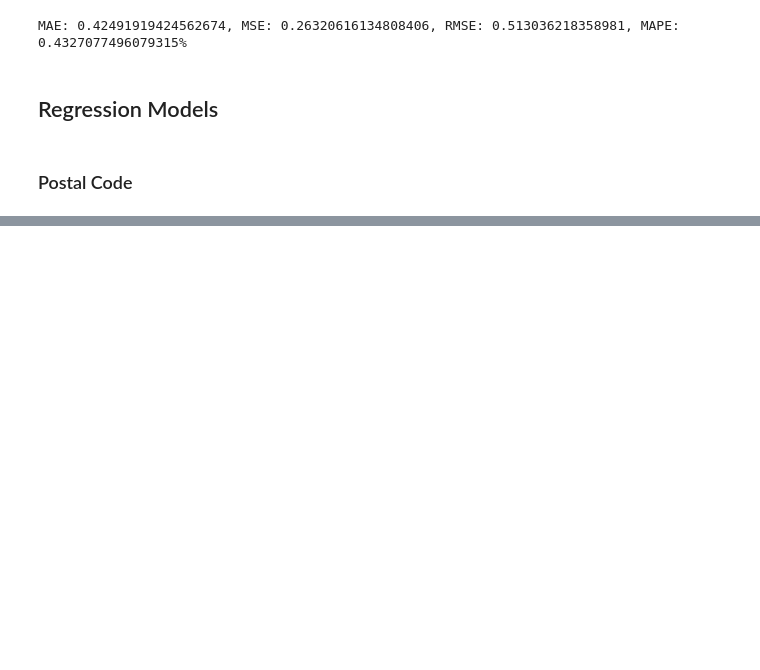
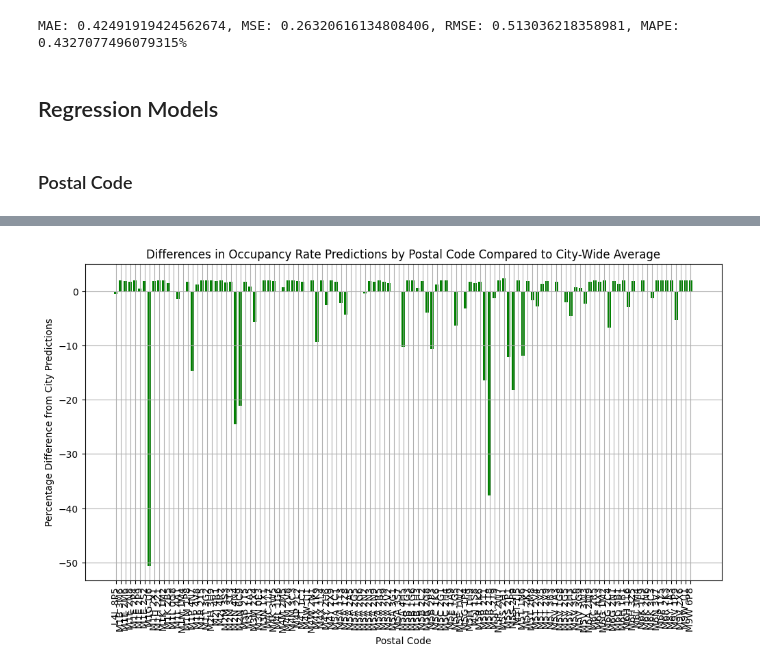
Before and after one commit to Tomasdfgh/RBCs_Borealis_AIs_Shelter_Occupancy_Forecast, a Jupyter notebook: multi_step.ipynb, the cells around one changed output, grey strips where cells are left out. Cells and saved outputs as stored; diff of their text form; code cells hidden in the pictures; blank space fills up the shorter version.

```diff
--- a/multi_step.ipynb
+++ b/multi_step.ipynb
@@ -239,0 +557,16 @@ MAE: 0.42491919424562674, MSE: 0.26320616134808406, RMSE: 0.513036218358981, MAP
+# %%
+# applying parameters to SARIMA
+p, d, q = 3, 0, 0
+P, D, Q, m = 2, 1, 0, 12
+
+city_model_full = SARIMAX(y,
+                order=(p, d, q),
+                seasonal_order=(P, D, Q, m),
+                enforce_stationarity=False,
+                enforce_invertibility=False)
+
+city_full_results = city_model_full.fit()
+
+# Forecast for the full date range present in your dataset
+city_full_forecast = city_full_results.get_prediction(start=df['OCCUPANCY_DATE'].min(), end=df['OCCUPANCY_DATE'].max())
+city_full_predictions = city_full_forecast.predicted_mean
@@ -239,0 +577,14 @@ MAE: 0.42491919424562674, MSE: 0.26320616134808406, RMSE: 0.513036218358981, MAP
+# %%
+# Convert the index of city-wide predictions to a DataFrame
+city_predictions_df = city_full_predictions.reset_index()
+city_predictions_df.columns = ['OCCUPANCY_DATE', 'CITY_PREDICTIONS']
+
+# Merge city-wide predictions with postal code data
+postal_code_data = pd.merge(postal_code_data, city_predictions_df, on='OCCUPANCY_DATE', how='left')
+# %%
+# Calculate the difference as a percentage
+postal_code_data['PERCENT_DIFF'] = ((postal_code_data['OCCUPANCY_RATE'] - postal_code_data['CITY_PREDICTIONS']) / postal_code_data['CITY_PREDICTIONS']) * 100
+
+# Group by postal code to find average difference per postal code
+average_difference_by_postal_code = postal_code_data.groupby('LOCATION_POSTAL_CODE')['PERCENT_DIFF'].mean().reset_index()
+print(average_difference_by_postal_code)
@@ -239,0 +606,11 @@ MAE: 0.42491919424562674, MSE: 0.26320616134808406, RMSE: 0.513036218358981, MAP
+# %%
+plt.figure(figsize=(12, 6))
+plt.bar(average_difference_by_postal_code['LOCATION_POSTAL_CODE'], average_difference_by_postal_code['PERCENT_DIFF'], color='green')
+plt.xlabel('Postal Code')
+plt.ylabel('Percentage Difference from City Predictions')
+plt.title('Differences in Occupancy Rate Predictions by Postal Code Compared to City-Wide Average')
+plt.xticks(rotation=90)
+plt.grid(True)
+plt.show()
+# %% [output]
+[figure, added]
```
Also changed, not shown: parts of 43 cells of this notebook.
